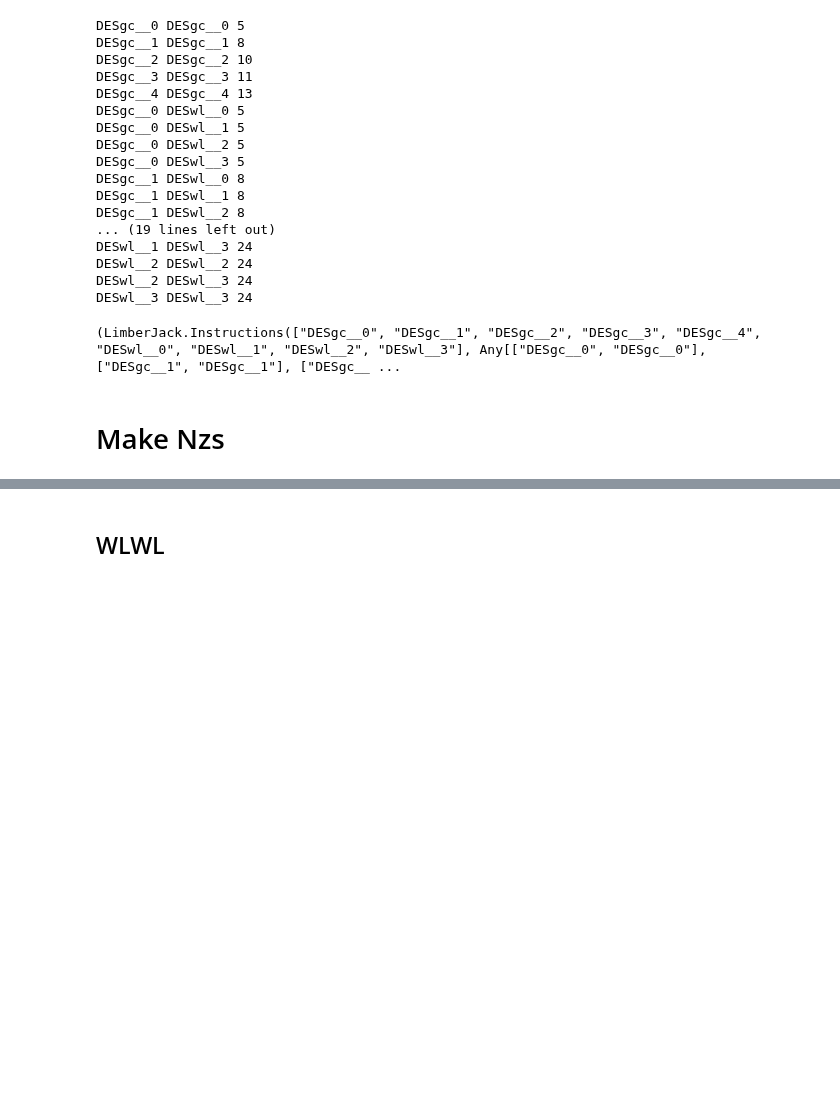
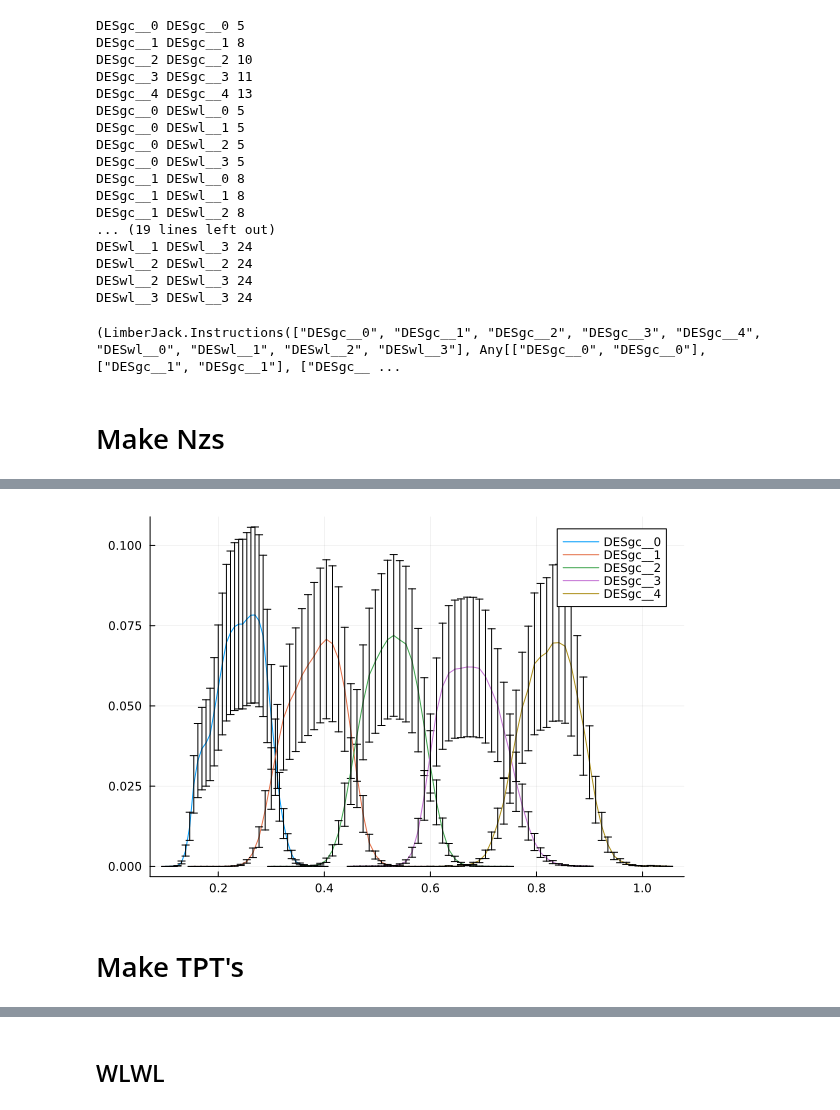
Before and after one commit to JaimeRZP/3x2_analytical, a Jupyter notebook: nz_tpt.ipynb, the cells around one changed output, grey strips where cells are left out. Drawn from its saved outputs; the diff is of its cells as text; code cells hidden in the pictures; blank space fills up the shorter version.

```diff
--- a/nz_tpt.ipynb
+++ b/nz_tpt.ipynb
@@ -144,3 +112,44 @@ plot(nz_DESgc__0_m[1:50], yerr=sqrt.(diag(nz_DESgc__0_cov))[1:50])
+# %%
+nzi_DESgc__0 = LinearInterpolation(nz_DESgc__0[1], nz_DESgc__0[2]/sum(nz_DESgc__0[2]), extrapolation_bc=Line())
+nzi_DESgc__1 = LinearInterpolation(nz_DESgc__1[1], nz_DESgc__1[2]/sum(nz_DESgc__1[2]), extrapolation_bc=Line())
+nzi_DESgc__2 = LinearInterpolation(nz_DESgc__2[1], nz_DESgc__2[2]/sum(nz_DESgc__2[2]), extrapolation_bc=Line())
+nzi_DESgc__3 = LinearInterpolation(nz_DESgc__3[1], nz_DESgc__3[2]/sum(nz_DESgc__3[2]), extrapolation_bc=Line())
+nzi_DESgc__4 = LinearInterpolation(nz_DESgc__4[1], nz_DESgc__4[2]/sum(nz_DESgc__4[2]), extrapolation_bc=Line());
+# %%
+zs_DESgc__0 = LinRange(0.1, 0.4, 40)
+zs_DESgc__1 = LinRange(0.15, 0.6, 40)
+zs_DESgc__2 = LinRange(0.3, 0.75, 40)
+zs_DESgc__3 = LinRange(0.45, 0.9, 40)
+zs_DESgc__4 = LinRange(0.6, 1.05, 40);
+# %%
+dndz_DESgc__0 = nzi_DESgc__0(zs_DESgc__0)
+dndz_DESgc__1 = nzi_DESgc__1(zs_DESgc__1)
+dndz_DESgc__2 = nzi_DESgc__2(zs_DESgc__2)
+dndz_DESgc__3 = nzi_DESgc__3(zs_DESgc__3)
+dndz_DESgc__4 = nzi_DESgc__4(zs_DESgc__4);
+# %%
+err_DESgc__0 = (0.35 .* dndz_DESgc__0)
+err_DESgc__1 = (0.35 .* dndz_DESgc__1)
+err_DESgc__2 = (0.35 .* dndz_DESgc__2)
+err_DESgc__3 = (0.35 .* dndz_DESgc__3)
+err_DESgc__4 = (0.35 .* dndz_DESgc__4)
+
+cov_DESgc__0 = Diagonal(err_DESgc__0 .^ 2)
+cov_DESgc__1 = Diagonal(err_DESgc__1 .^ 2)
+cov_DESgc__2 = Diagonal(err_DESgc__2 .^ 2)
+cov_DESgc__3 = Diagonal(err_DESgc__3 .^ 2)
+cov_DESgc__4 = Diagonal(err_DESgc__4 .^ 2);
+# %%
+
+plot(zs_DESgc__0, dndz_DESgc__0, yerr=err_DESgc__0, label="DESgc__0")
+plot!(zs_DESgc__1, dndz_DESgc__1, yerr=err_DESgc__1, label="DESgc__1")
+plot!(zs_DESgc__2, dndz_DESgc__2, yerr=err_DESgc__2, label="DESgc__2")
+plot!(zs_DESgc__3, dndz_DESgc__3, yerr=err_DESgc__3, label="DESgc__3")
+plot!(zs_DESgc__4, dndz_DESgc__4, yerr=err_DESgc__4, label="DESgc__4")
+# %% [output]
+[figure, added]
+# %% [markdown]
+# Make TPT's
 # %%
 function make_Cmod(dz_cov, data_cov, model; mode="AD")
     m = size(dz_cov)[1]
```
Also changed, not shown: parts of 13 cells of this notebook.
